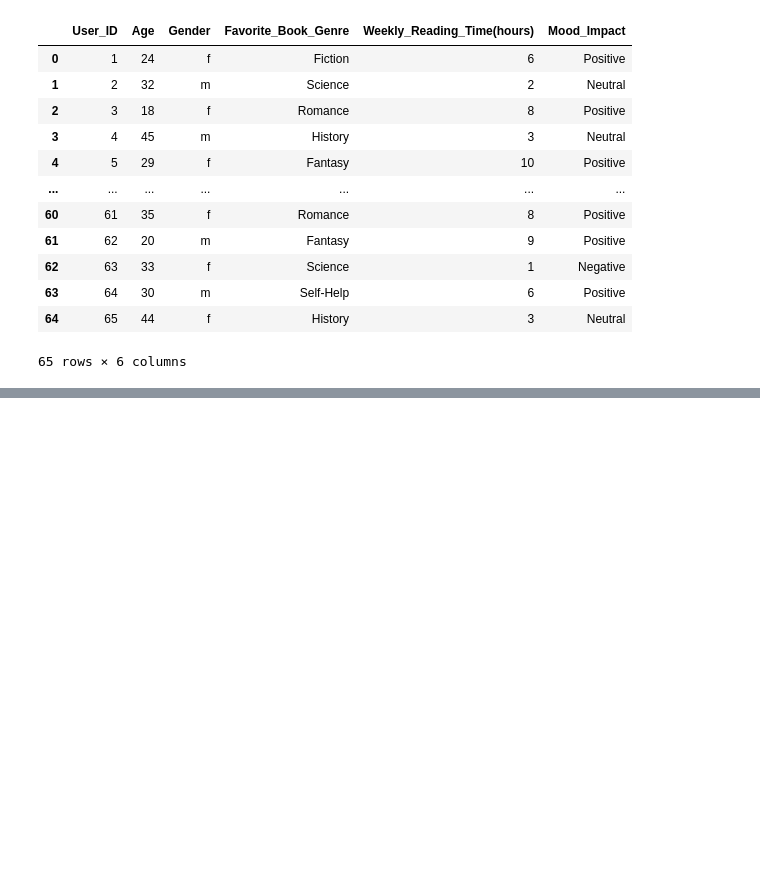
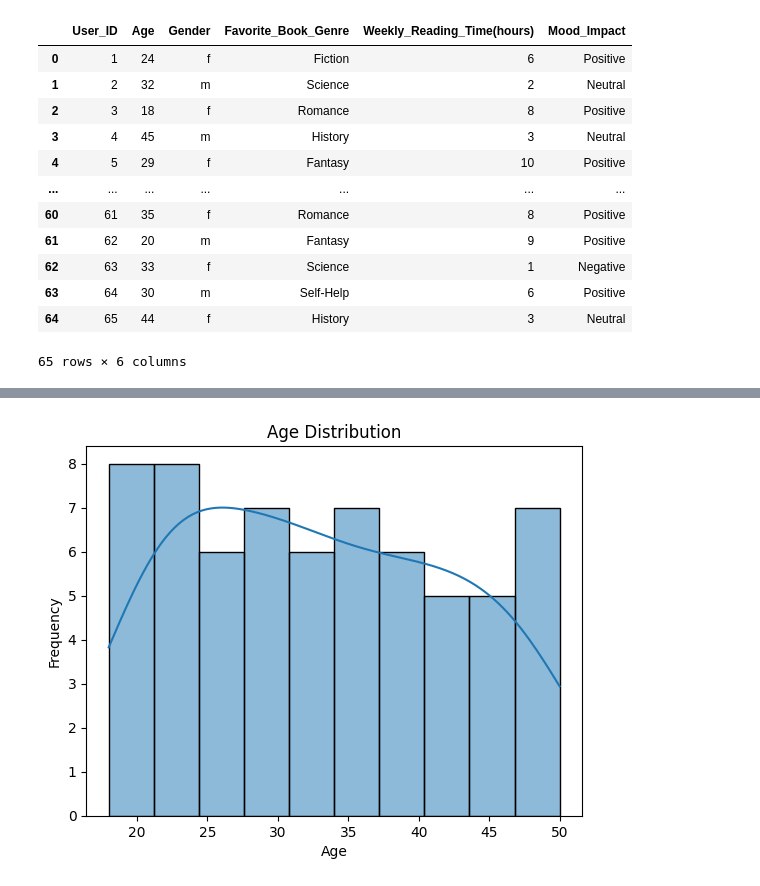
Before and after one commit to razan-25/Reading-habit-analysis, a Jupyter notebook: reading_habit_analysis.ipynb, the cells around one changed output, grey strips where cells are left out. Cells and saved outputs as stored; diff of their text form; code cells hidden in the pictures; blank space fills up the shorter version.

```diff
--- a/reading_habit_analysis.ipynb
+++ b/reading_habit_analysis.ipynb
@@ -23,0 +34,22 @@ df["Gender"].value_counts().plot.bar().set_title("Gender");
+# %%
+import matplotlib.pyplot as plt
+import seaborn as sns
+import pandas as pd
+
+# التأكد من وجود العمود ونوع البيانات
+if 'Age' not in df.columns:
+    raise ValueError("The column 'Age' is not in the DataFrame.")
+if not pd.api.types.is_numeric_dtype(df['Age']):
+    raise ValueError("The 'Age' column must contain numeric data.")
+
+# إزالة القيم المفقودة
+df = df.dropna(subset=['Age'])
+
+# رسم التوزيع
+sns.histplot(df['Age'], bins=10, kde=True)
+plt.title('Age Distribution')
+plt.xlabel('Age')
+plt.ylabel('Frequency')
+plt.show()
+# %% [output]
+[figure, added]
```
Also changed, not shown: parts of 7 cells of this notebook.
